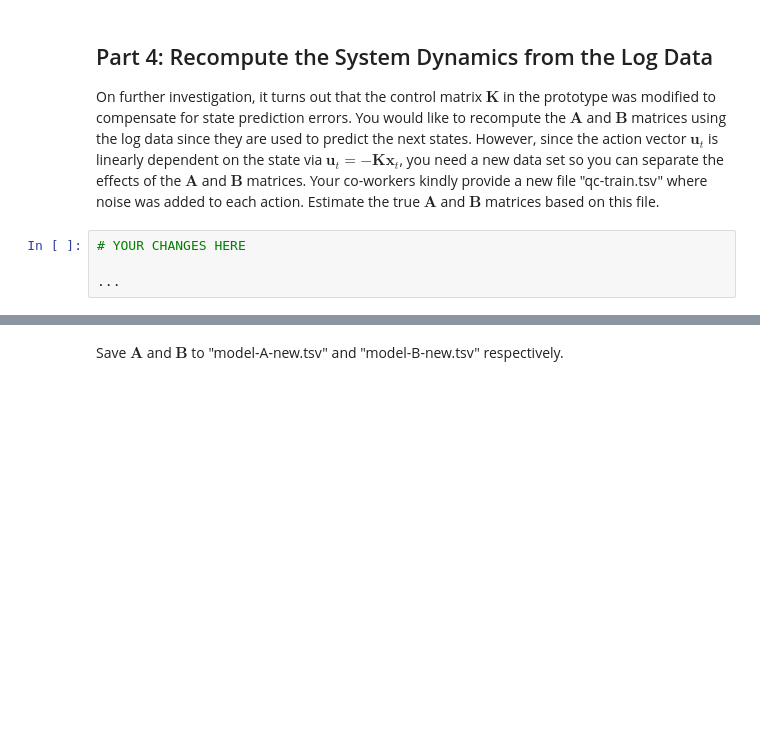
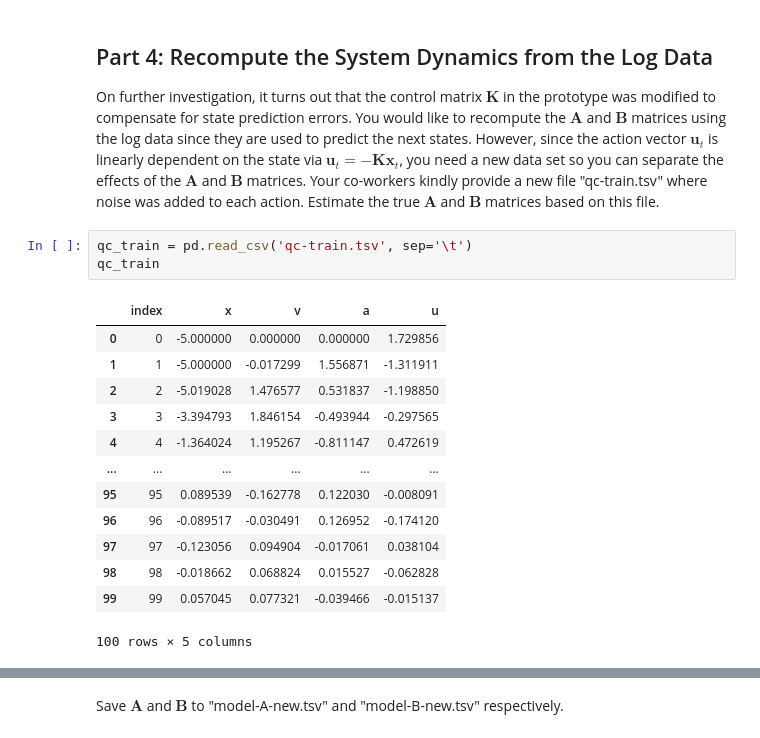
Before and after one commit to aidandig/dx704-project-07, a Jupyter notebook: dx704-project-07.ipynb, the cells around one changed output, grey strips where cells are left out. Saved outputs shown, nothing was run; the diff lists cells and outputs as text; blank space fills up the shorter version.

```diff
--- a/dx704-project-07.ipynb
+++ b/dx704-project-07.ipynb
@@ -186,7 +186,20 @@ You would like to recompute the $\mathbf{A}$ and $\mathbf{B}$ matrices using the
 However, since the action vector $\mathbf{u}_t$ is linearly dependent on the state via $\mathbf{u}_t=-\mathbf{K} \mathbf{x}_t$, you need a new data set so you can separate the effects of the $\mathbf{A}$ and $\mathbf{B}$ matrices.
 Your co-workers kindly provide a new file "qc-train.tsv" where noise was added to each action.
 Estimate the true $\mathbf{A}$ and $\mathbf{B}$ matrices based on this file.
-# %%
-# YOUR CHANGES HERE
-
-...
+# %%
+qc_train = pd.read_csv('qc-train.tsv', sep='\t')
+qc_train
+# %% [output]
+|  | index | x | v | a | u |
+| 0 | 0 | -5.000000 | 0.000000 | 0.000000 | 1.729856 |
+| 1 | 1 | -5.000000 | -0.017299 | 1.556871 | -1.311911 |
+| 2 | 2 | -5.019028 | 1.476577 | 0.531837 | -1.198850 |
+| 3 | 3 | -3.394793 | 1.846154 | -0.493944 | -0.297565 |
+| 4 | 4 | -1.364024 | 1.195267 | -0.811147 | 0.472619 |
+| ... | ... | ... | ... | ... | ... |
+| 95 | 95 | 0.089539 | -0.162778 | 0.122030 | -0.008091 |
+| 96 | 96 | -0.089517 | -0.030491 | 0.126952 | -0.174120 |
+| 97 | 97 | -0.123056 | 0.094904 | -0.017061 | 0.038104 |
+| 98 | 98 | -0.018662 | 0.068824 | 0.015527 | -0.062828 |
+| 99 | 99 | 0.057045 | 0.077321 | -0.039466 | -0.015137 |
+100 rows × 5 columns
```
Also changed, not shown: parts of 5 cells of this notebook.
